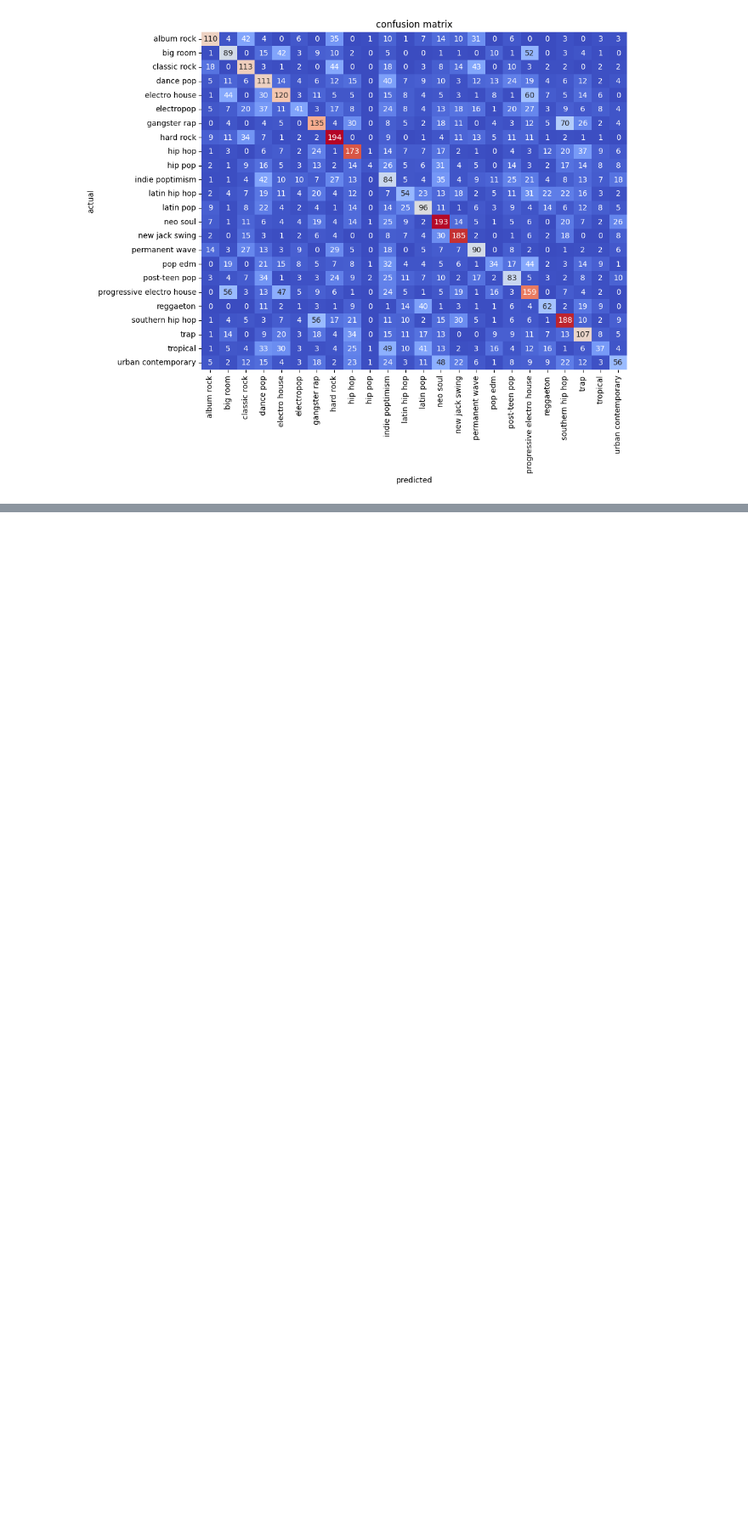
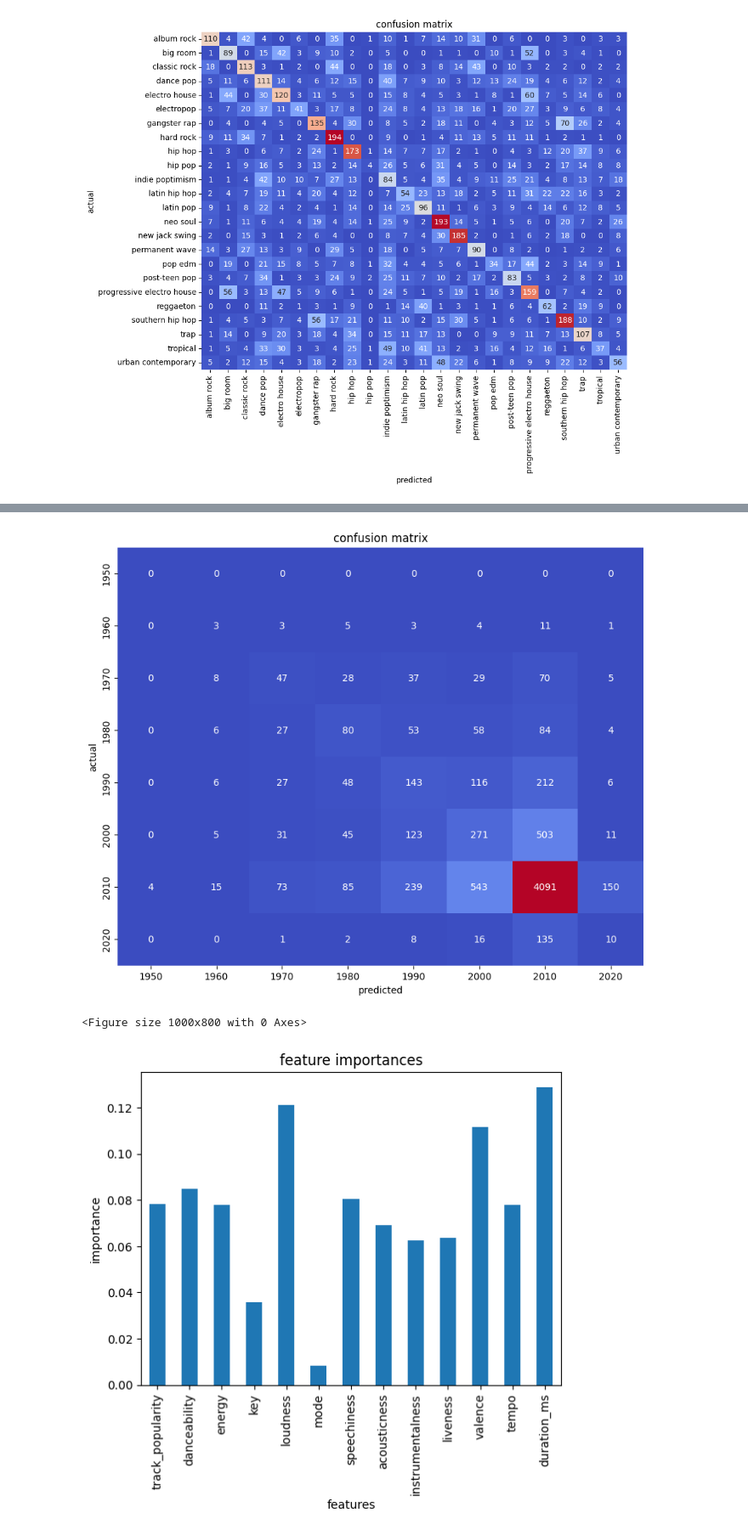
Before and after one commit to KarateMogens/DataMiningExam, a Jupyter notebook: genre_classifier.ipynb, the cells around one changed output, grey strips where cells are left out. Shown at 85% size. Saved outputs shown, nothing was run; the diff lists cells and outputs as text; code cells hidden in the pictures; blank space fills up the shorter version.

```diff
--- a/genre_classifier.ipynb
+++ b/genre_classifier.ipynb
@@ -342,0 +373,20 @@ Please also refer to the documentation for alternative solver options:
+# %%
+df = year_to_decade(data_df)
+y = df['decade']
+
+
+# Apparently very little information is needed for classifying songs based on year
+# X = X[['speechiness', 'danceability']]
+X = numerical_df.drop('text', axis=1)
+X_train, X_validation, y_train, y_validation = train_test_split(
+    X, y, test_size=0.33, random_state=42)
+
+model = DecisionTreeClassifier()
+model.fit(X_train, y_train)
+y_pred = model.predict(X_validation)
+
+classification_metrics(X, y, model, y_validation, y_pred)
+# %% [output]
+[figure, added]
+<Figure size 1000x800 with 0 Axes>
+[figure, added]
```
Also changed, not shown: parts of 11 cells of this notebook, 3 other files.
